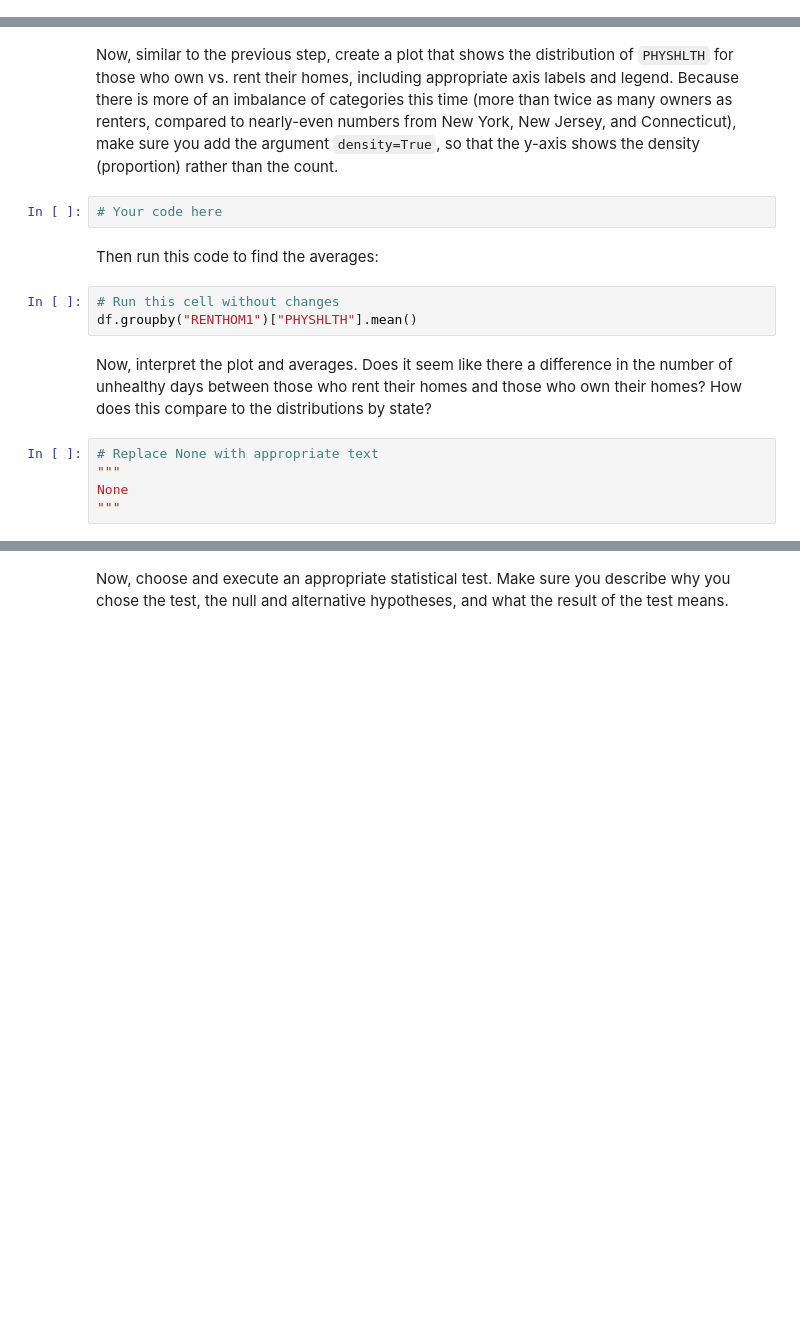
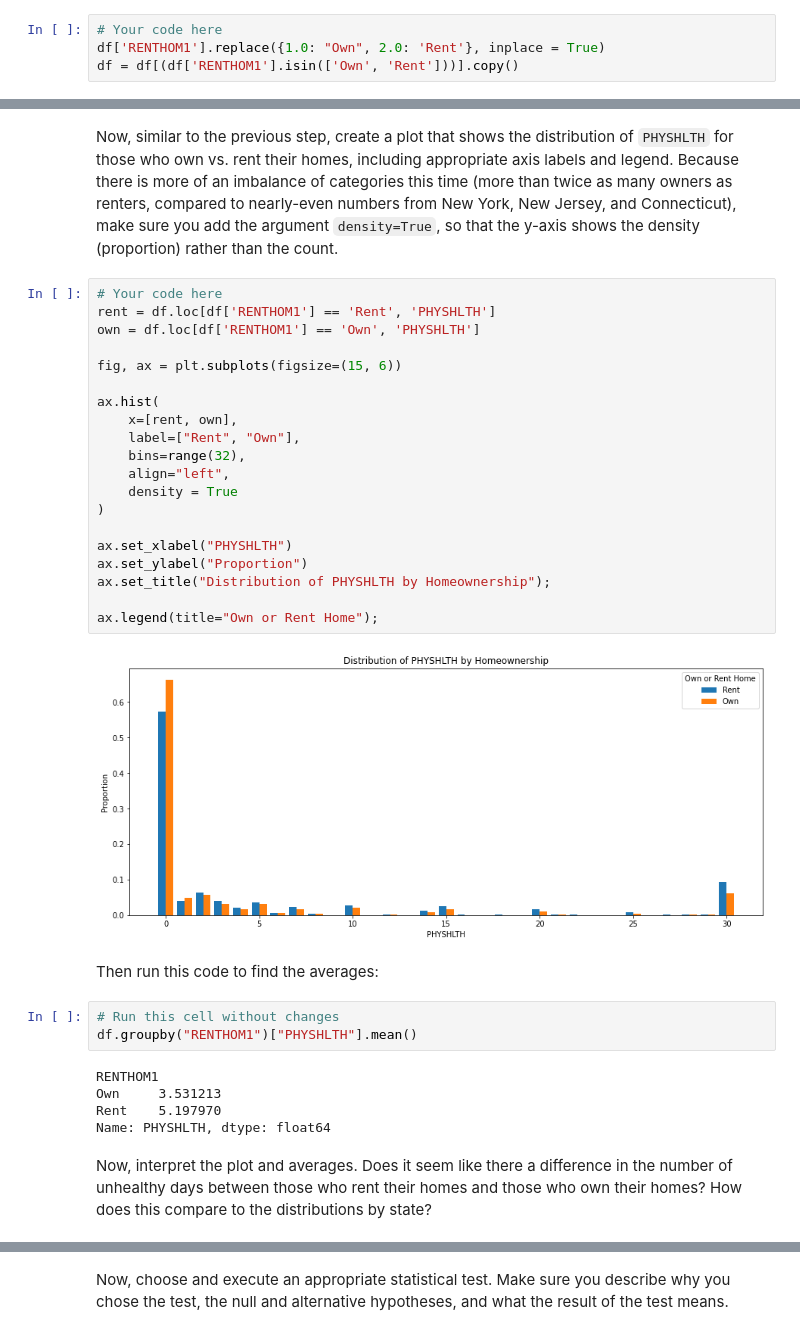
Before and after one commit to ckucewicz/dsc-hypothesis-testing-lab, a Jupyter notebook: index.ipynb, the cells around one changed output, grey strips where cells are left out. Drawn from its saved outputs; the diff is of its cells as text; blank space fills up the shorter version.

```diff
--- a/index.ipynb
+++ b/index.ipynb
@@ -324,3 +350,7 @@ In the cell below, modify `df` so that we have dropped all records where the `RE
+# %%
+# Your code here
+df['RENTHOM1'].replace({1.0: "Own", 2.0: 'Rent'}, inplace = True)
+df = df[(df['RENTHOM1'].isin(['Own', 'Rent']))].copy()
 # %%
 # Run this cell without changes
 df["RENTHOM1"].value_counts()
@@ -336,17 +370,37 @@ assert df.shape == (31934, 358)
 assert sorted(list(df["RENTHOM1"].value_counts().index)) == ['Own', 'Rent']
 # %% [markdown]
 Now, similar to the previous step, create a plot that shows the distribution of `PHYSHLTH` for those who own vs. rent their homes, including appropriate axis labels and legend. Because there is more of an imbalance of categories this time (more than twice as many owners as renters, compared to nearly-even numbers from New York, New Jersey, and Connecticut), make sure you add the argument `density=True`, so that the y-axis shows the density (proportion) rather than the count.
-# %%
-# Your code here
+# %%
+# Your code here
+rent = df.loc[df['RENTHOM1'] == 'Rent', 'PHYSHLTH']
+own = df.loc[df['RENTHOM1'] == 'Own', 'PHYSHLTH']
+
+fig, ax = plt.subplots(figsize=(15, 6))
+
+ax.hist(
+    x=[rent, own],
+    label=["Rent", "Own"],
+    bins=range(32),
+    align="left",
+    density = True
+)
+
+ax.set_xlabel("PHYSHLTH")
+ax.set_ylabel("Proportion")
+ax.set_title("Distribution of PHYSHLTH by Homeownership");
+
+ax.legend(title="Own or Rent Home");
+# %% [output]
+[figure, added]
 # %% [markdown]
 Then run this code to find the averages:
 # %%
 # Run this cell without changes
 df.groupby("RENTHOM1")["PHYSHLTH"].mean()
+# %% [output]
+RENTHOM1
+Own     3.531213
+Rent    5.197970
+Name: PHYSHLTH, dtype: float64
 # %% [markdown]
 Now, interpret the plot and averages. Does it seem like there a difference in the number of unhealthy days between those who rent their homes and those who own their homes? How does this compare to the distributions by state?
-# %%
-# Replace None with appropriate text
-"""
-None
-"""
```
Also changed, not shown: parts of 29 cells of this notebook.
